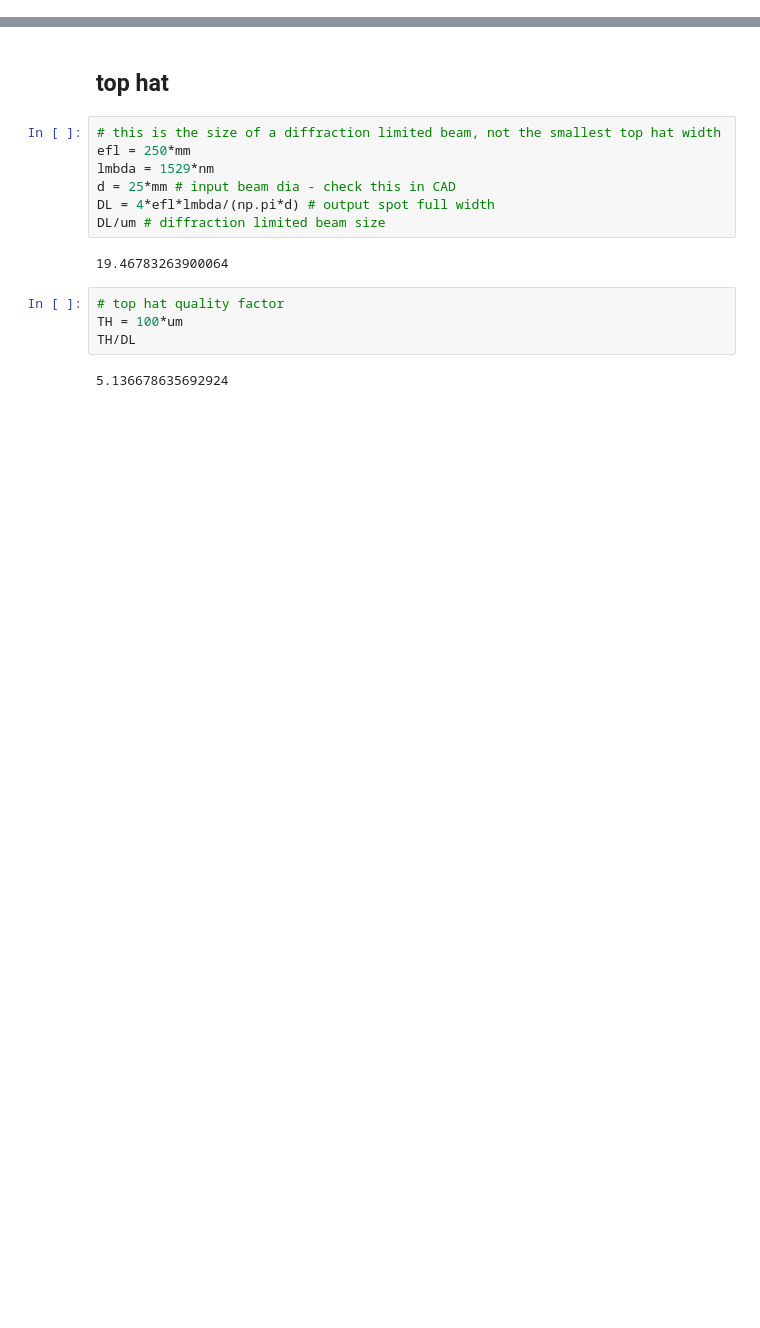
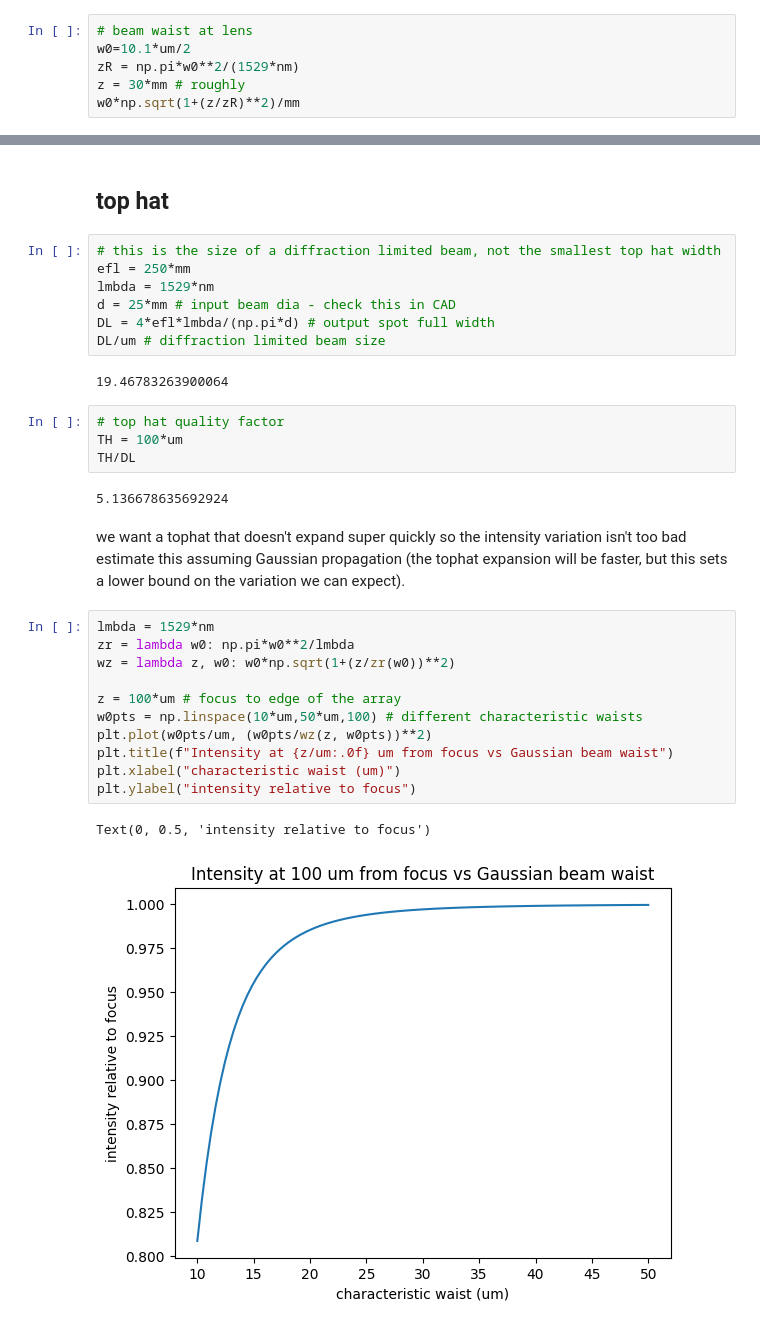
Before and after one commit to prestonhuft/amo-calcs, a Jupyter notebook: hiding_module.ipynb, the cells around one changed output, grey strips where cells are left out. Saved outputs shown, nothing was run; the diff lists cells and outputs as text; blank space fills up the shorter version.

```diff
--- a/hiding_module.ipynb
+++ b/hiding_module.ipynb
@@ -11,0 +133,6 @@ horiz x vertical: 3.28 x 2.5999999999999996 (mm)
+# %%
+# beam waist at lens
+w0=10.1*um/2
+zR = np.pi*w0**2/(1529*nm)
+z = 30*mm # roughly
+w0*np.sqrt(1+(z/zR)**2)/mm
@@ -26,3 +165,21 @@ TH = 100*um
 TH/DL
 # %% [output]
 5.136678635692924
+# %% [markdown]
+we want a tophat that doesn't expand super quickly so the intensity variation isn't too bad
+estimate this assuming Gaussian propagation (the tophat expansion will be faster, but this sets
+a lower bound on the variation we can expect).
+# %%
+lmbda = 1529*nm
+zr = lambda w0: np.pi*w0**2/lmbda
+wz = lambda z, w0: w0*np.sqrt(1+(z/zr(w0))**2)
+
+z = 100*um # focus to edge of the array
+w0pts = np.linspace(10*um,50*um,100) # different characteristic waists
+plt.plot(w0pts/um, (w0pts/wz(z, w0pts))**2)
+plt.title(f"Intensity at {z/um:.0f} um from focus vs Gaussian beam waist")
+plt.xlabel("characteristic waist (um)")
+plt.ylabel("intensity relative to focus")
+# %% [output]
+Text(0, 0.5, 'intensity relative to focus')
+[figure, added]
```
Also changed, not shown: parts of 23 cells of this notebook.
